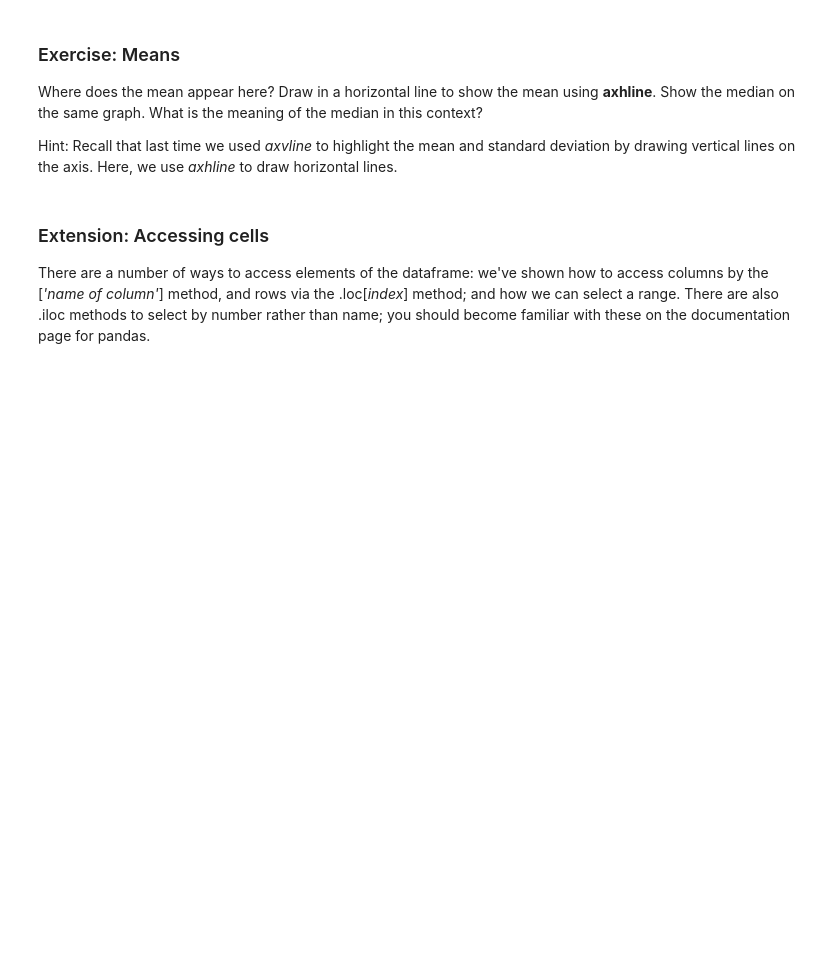
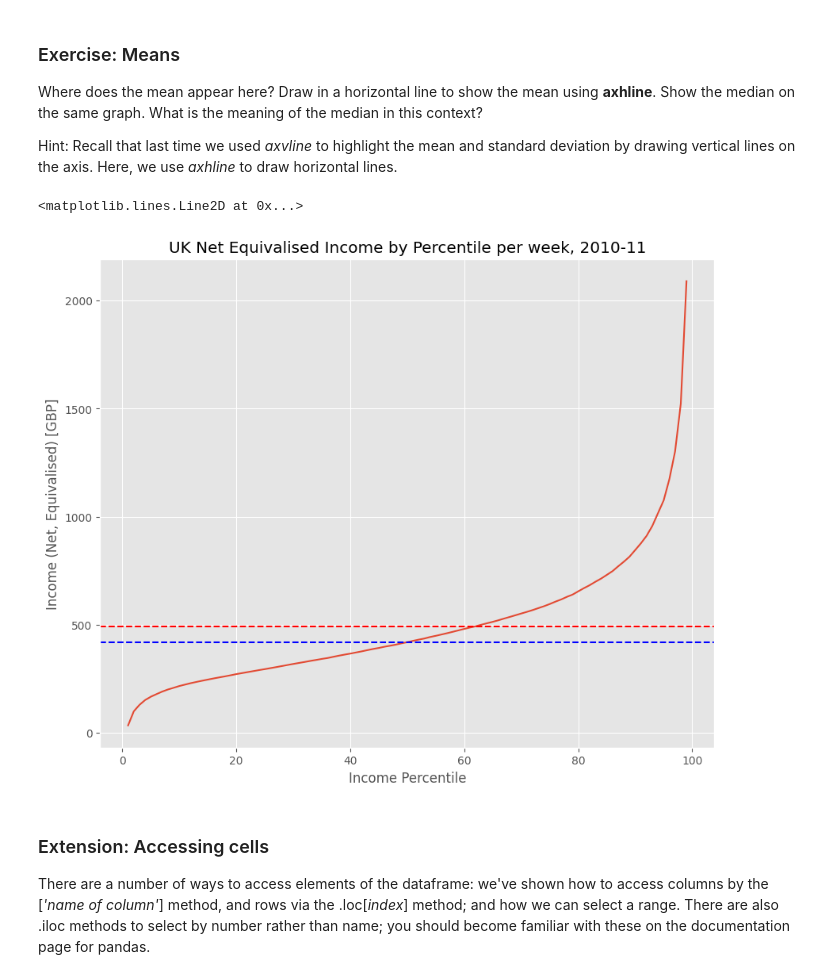
Before and after one commit to shan18-sp/QM2, a Jupyter notebook: notebooks/W02. Pandas.ipynb, the cells around one changed output. Saved outputs shown, nothing was run; the diff lists cells and outputs as text; code cells hidden in the pictures; blank space fills up the shorter version.

```diff
--- a/notebooks/W02. Pandas.ipynb
+++ b/notebooks/W02. Pandas.ipynb
@@ -228,6 +237,18 @@ We see a curve that is pretty linear in the middle region, but curves rapidly up
 Where does the mean appear here? Draw in a horizontal line to show the mean using **axhline**. Show the median on the same graph. What is the meaning of the median in this context?
 
 Hint: Recall that last time we used *axvline* to highlight the mean and standard deviation by drawing vertical lines on the axis. Here, we use *axhline* to draw horizontal lines.
+# %%
+income['Net equivalised household income in 2010-11, week'].plot()
+plt.title('UK Net Equivalised Income by Percentile per week, 2010-11')
+plt.xlabel('Income Percentile')
+plt.ylabel('Income (Net, Equivalised) [GBP]')
+mean_income = income['Net equivalised household income in 2010-11, week'].mean()
+median_income = income['Net equivalised household income in 2010-11, week'].median()
+plt.axhline(mean_income, color='r', linestyle='dashed')
+plt.axhline(median_income, color='b', linestyle='dashed')
+# %% [output]
+<matplotlib.lines.Line2D at 0x...>
+[figure, added]
 # %% [markdown]
 ### Extension: Accessing cells
 
```
Also changed, not shown: parts of 9 cells of this notebook.
